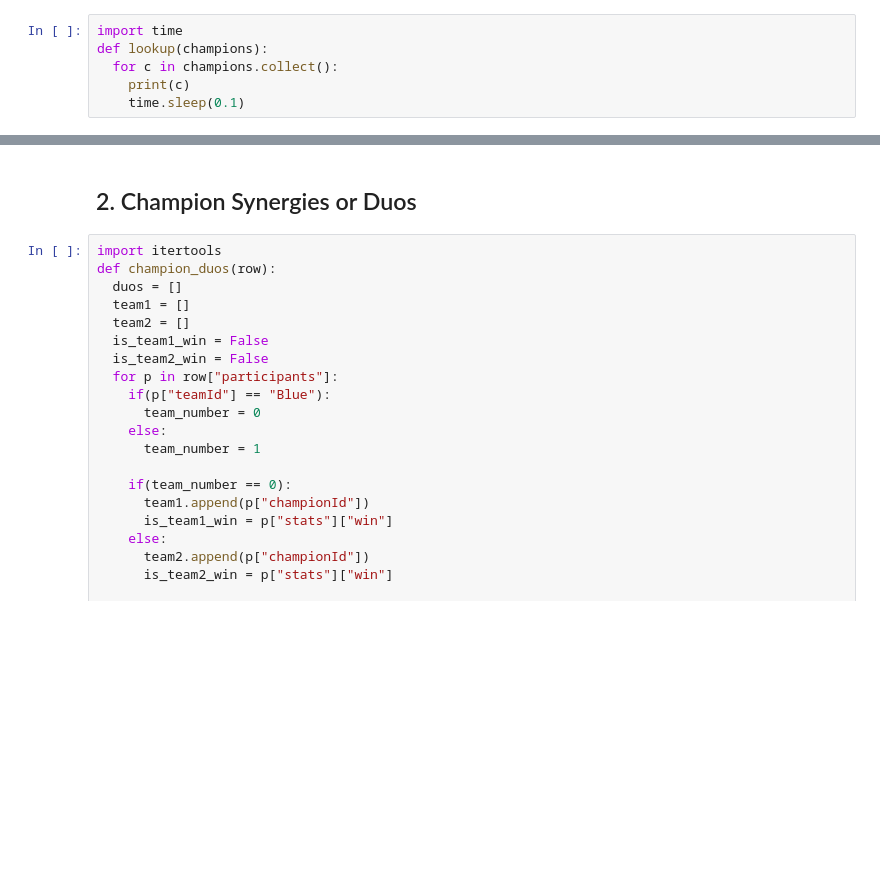
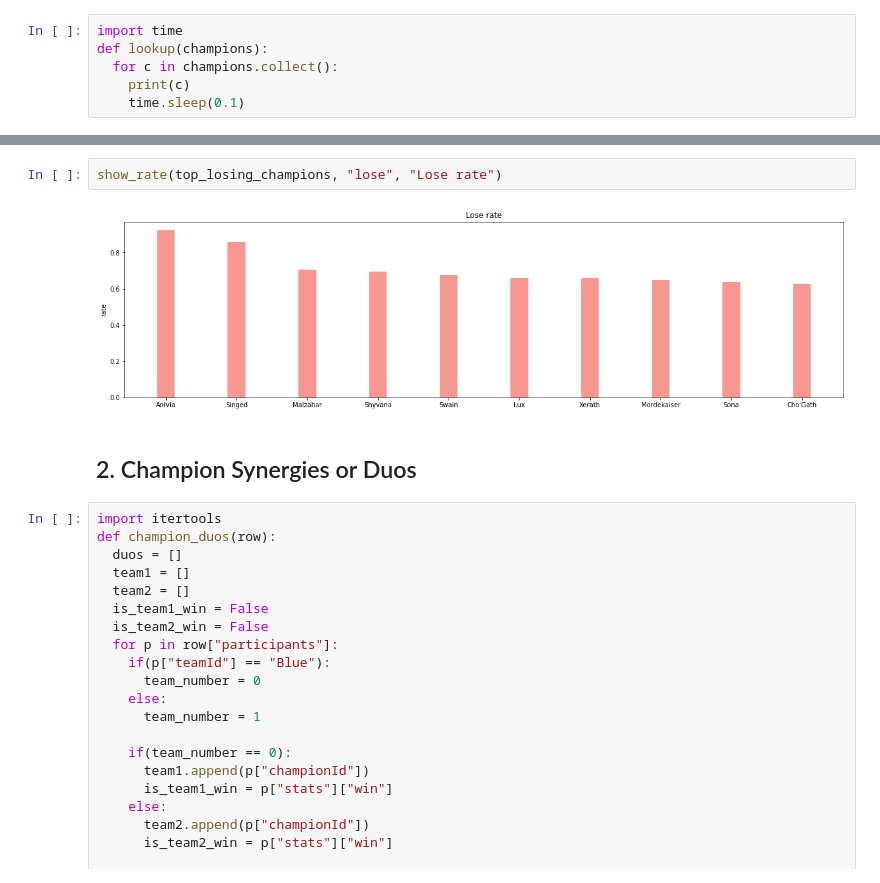
Before and after one commit to melsayed-7/League-of-legends_Bigdata, a Jupyter notebook: Bigdata_miniprojects.ipynb, the cells around one changed output, grey strips where cells are left out. Cells and saved outputs as stored; diff of their text form; blank space fills up the shorter version.

```diff
--- a/Bigdata_miniprojects.ipynb
+++ b/Bigdata_miniprojects.ipynb
@@ -121,3 +165,7 @@ for c in win_pick_ban_rates.collect()[:10]:
+# %%
+show_rate(top_losing_champions, "lose", "Lose rate")
+# %% [output]
+[figure, added]
 # %% [markdown]
 ## 2. Champion Synergies or Duos
 # %%
```
Also changed, not shown: parts of 29 cells of this notebook.
